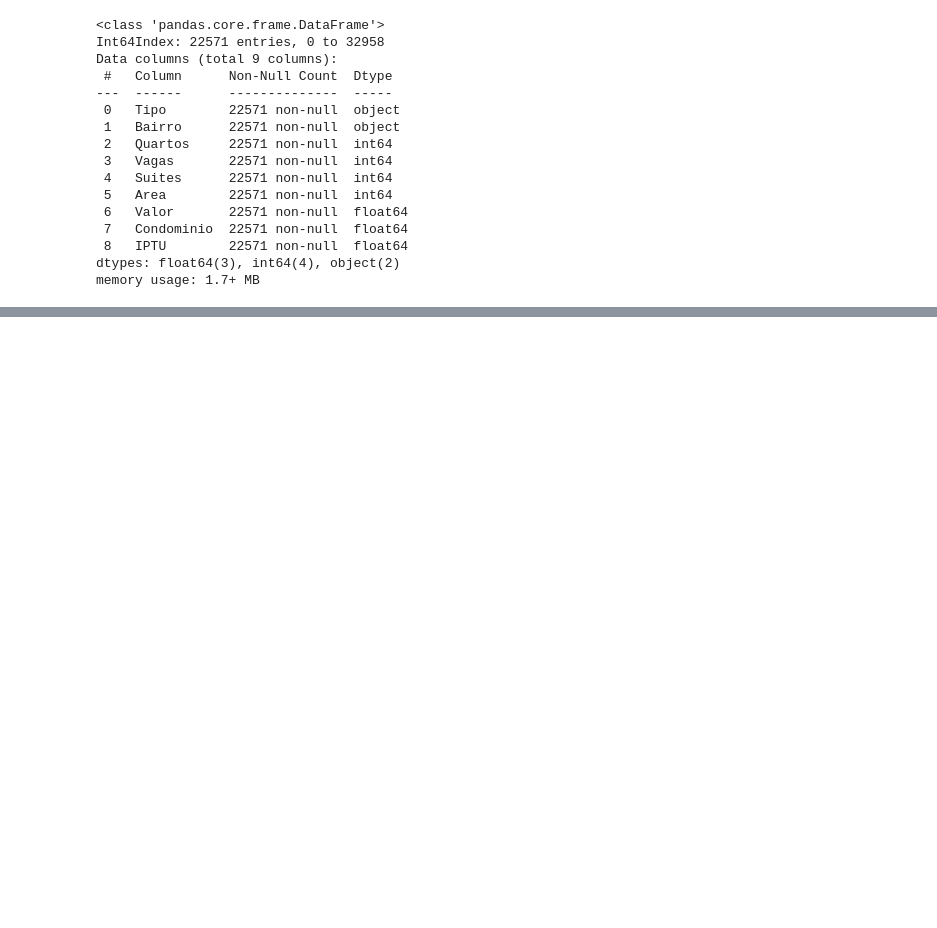
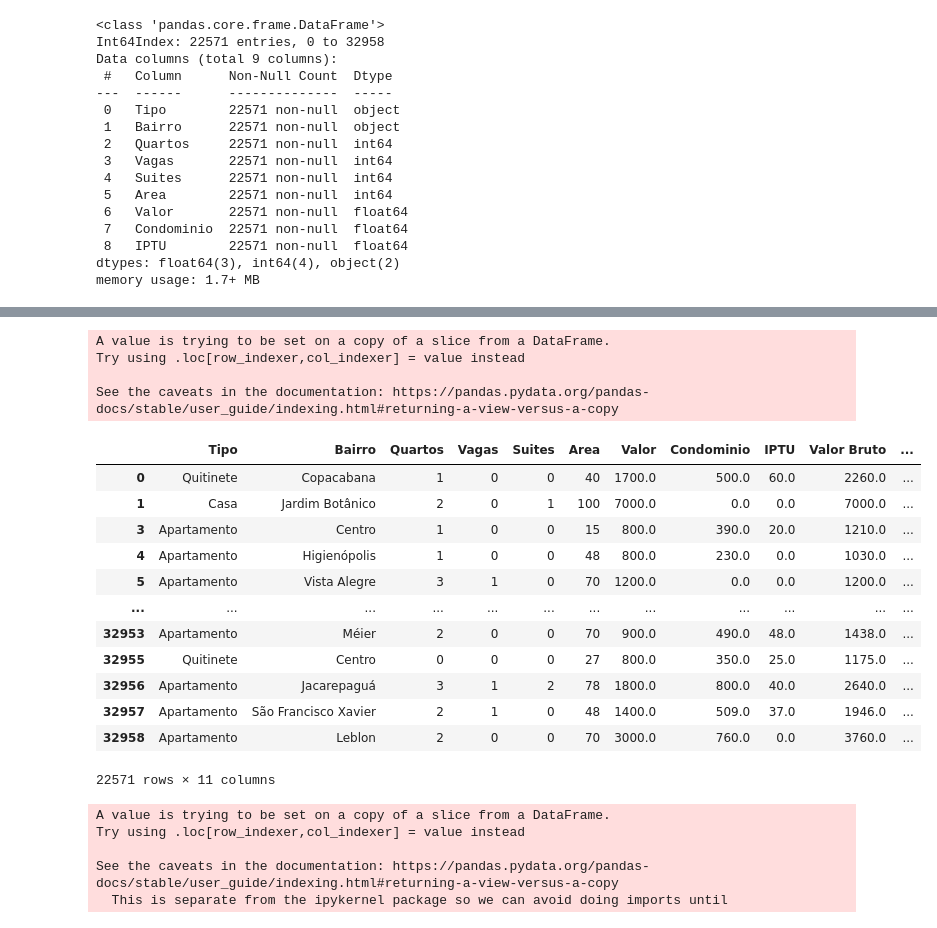
Before and after one commit to wagnergbriel/analise-de-dados, a Jupyter notebook: exercicio_pandas_relatorio_imoveis.ipynb, the cells around one changed output, grey strips where cells are left out. Drawn from its saved outputs; the diff is of its cells as text; code cells hidden in the pictures; blank space fills up the shorter version.

```diff
--- a/exercicio_pandas_relatorio_imoveis.ipynb
+++ b/exercicio_pandas_relatorio_imoveis.ipynb
@@ -500,0 +506,3 @@ memory usage: 1.7+ MB
+# %%
+# Calcular o valor bruto de cada imovel
+df_residencial["Valor Bruto"] = df_residencial["Valor"] + df_residencial["Condominio"] + df_residencial["IPTU"]
@@ -500,0 +531,34 @@ memory usage: 1.7+ MB
+# %%
+# Calcular os valor por m²
+df_residencial["Valor por m²"] = (df_residencial["Valor"] / df_residencial["Area"]).round(2)
+# %% [output]
+A value is trying to be set on a copy of a slice from a DataFrame.
+Try using .loc[row_indexer,col_indexer] = value instead
+
+See the caveats in the documentation: https://pandas.pydata.org/pandas-docs/stable/user_guide/indexing.html#returning-a-view-versus-a-copy
+# %%
+df_residencial
+# %% [output]
+|  | Tipo | Bairro | Quartos | Vagas | Suites | Area | Valor | Condominio | IPTU | Valor Bruto | ... |
+| 0 | Quitinete | Copacabana | 1 | 0 | 0 | 40 | 1700.0 | 500.0 | 60.0 | 2260.0 | ... |
+| 1 | Casa | Jardim Botânico | 2 | 0 | 1 | 100 | 7000.0 | 0.0 | 0.0 | 7000.0 | ... |
+| 3 | Apartamento | Centro | 1 | 0 | 0 | 15 | 800.0 | 390.0 | 20.0 | 1210.0 | ... |
+| 4 | Apartamento | Higienópolis | 1 | 0 | 0 | 48 | 800.0 | 230.0 | 0.0 | 1030.0 | ... |
+| 5 | Apartamento | Vista Alegre | 3 | 1 | 0 | 70 | 1200.0 | 0.0 | 0.0 | 1200.0 | ... |
+| ... | ... | ... | ... | ... | ... | ... | ... | ... | ... | ... | ... |
+| 32953 | Apartamento | Méier | 2 | 0 | 0 | 70 | 900.0 | 490.0 | 48.0 | 1438.0 | ... |
+| 32955 | Quitinete | Centro | 0 | 0 | 0 | 27 | 800.0 | 350.0 | 25.0 | 1175.0 | ... |
+| 32956 | Apartamento | Jacarepaguá | 3 | 1 | 2 | 78 | 1800.0 | 800.0 | 40.0 | 2640.0 | ... |
+| 32957 | Apartamento | São Francisco Xavier | 2 | 1 | 0 | 48 | 1400.0 | 509.0 | 37.0 | 1946.0 | ... |
+| 32958 | Apartamento | Leblon | 2 | 0 | 0 | 70 | 3000.0 | 760.0 | 0.0 | 3760.0 | ... |
+22571 rows × 11 columns
+# %%
+# Definir tipos precisos de imoveis
+casa = ['Casa', 'Casa de Condomínio', 'Casa de Vila', "Quitinete"]
+df_residencial["Tipo Agregado"] = df_residencial.Tipo.apply(lambda x: "Casa" if x in casa else "Apartamento")
+# %% [output]
+A value is trying to be set on a copy of a slice from a DataFrame.
+Try using .loc[row_indexer,col_indexer] = value instead
+
+See the caveats in the documentation: https://pandas.pydata.org/pandas-docs/stable/user_guide/indexing.html#returning-a-view-versus-a-copy
+  This is separate from the ipykernel package so we can avoid doing imports until
```
Also changed, not shown: parts of 21 cells of this notebook.
